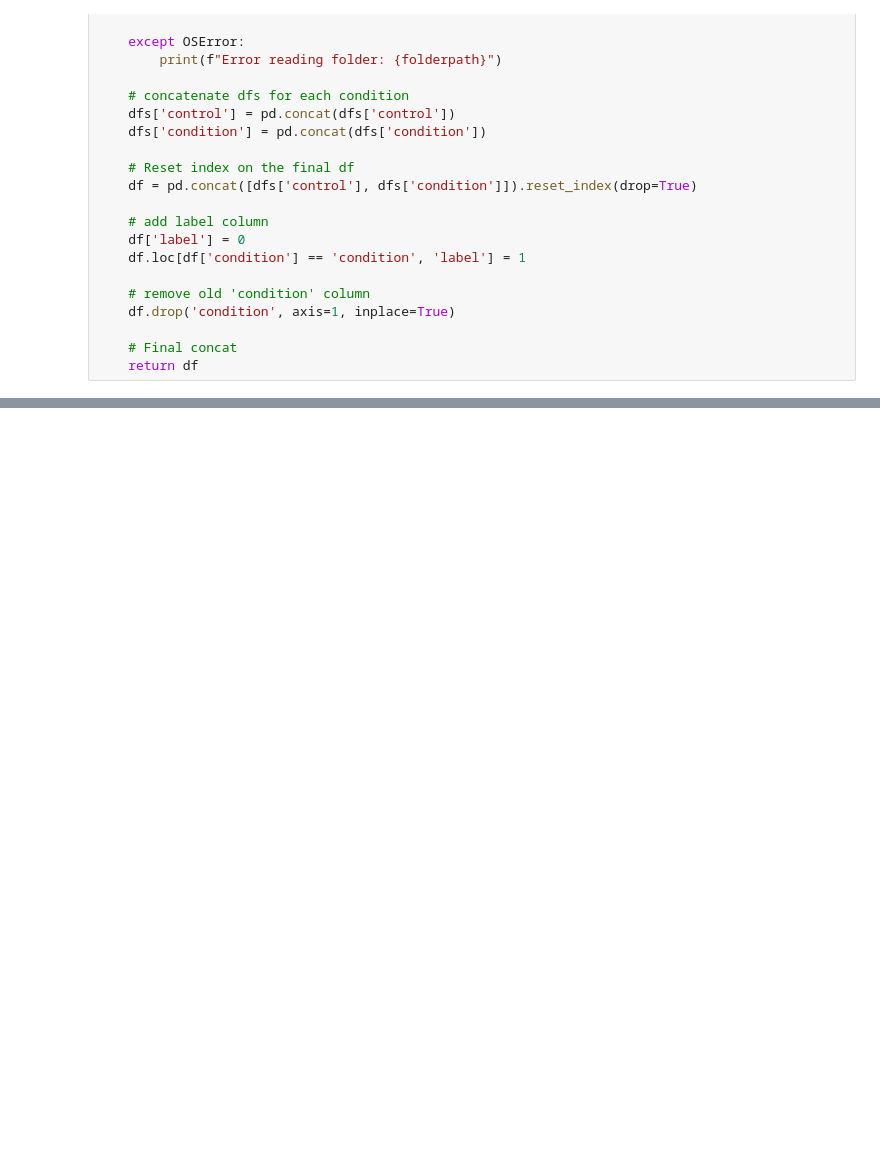
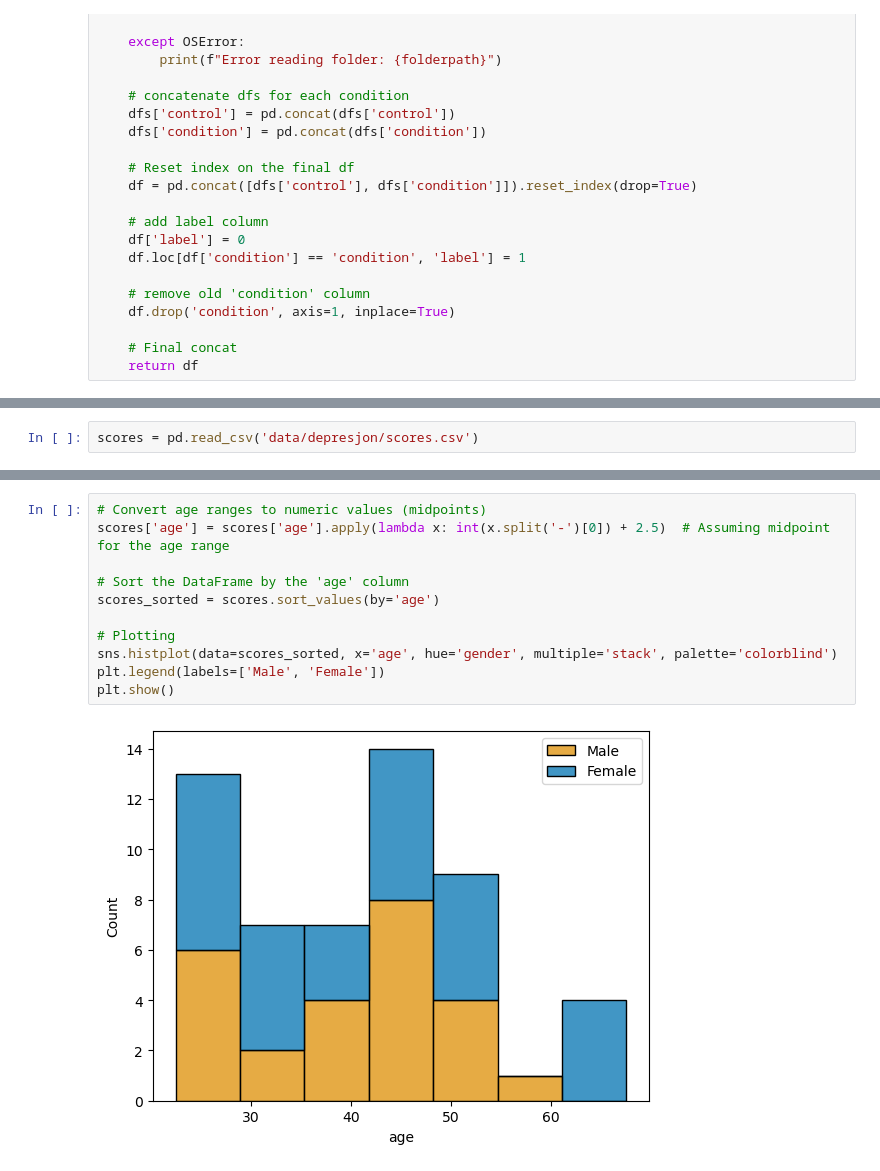
Before and after one commit to zoonalink/IGP-5, a Jupyter notebook: Tom/EDA - Basic Figures.ipynb, the cells around one changed output, grey strips where cells are left out. Cells and saved outputs as stored; diff of their text form; blank space fills up the shorter version.

```diff
--- a/Tom/EDA - Basic Figures.ipynb
+++ b/Tom/EDA - Basic Figures.ipynb
@@ -81,0 +153,2 @@ def extract_folder(folderpath, add_scores=False, downsample=None):
+# %%
+scores = pd.read_csv('data/depresjon/scores.csv')
@@ -81,0 +181,13 @@ def extract_folder(folderpath, add_scores=False, downsample=None):
+# %%
+# Convert age ranges to numeric values (midpoints)
+scores['age'] = scores['age'].apply(lambda x: int(x.split('-')[0]) + 2.5)  # Assuming midpoint for the age range
+
+# Sort the DataFrame by the 'age' column
+scores_sorted = scores.sort_values(by='age')
+
+# Plotting
+sns.histplot(data=scores_sorted, x='age', hue='gender', multiple='stack', palette='colorblind')
+plt.legend(labels=['Male', 'Female'])
+plt.show()
+# %% [output]
+[figure, added]
```
Also changed, not shown: parts of 12 cells of this notebook, 5 other files.
